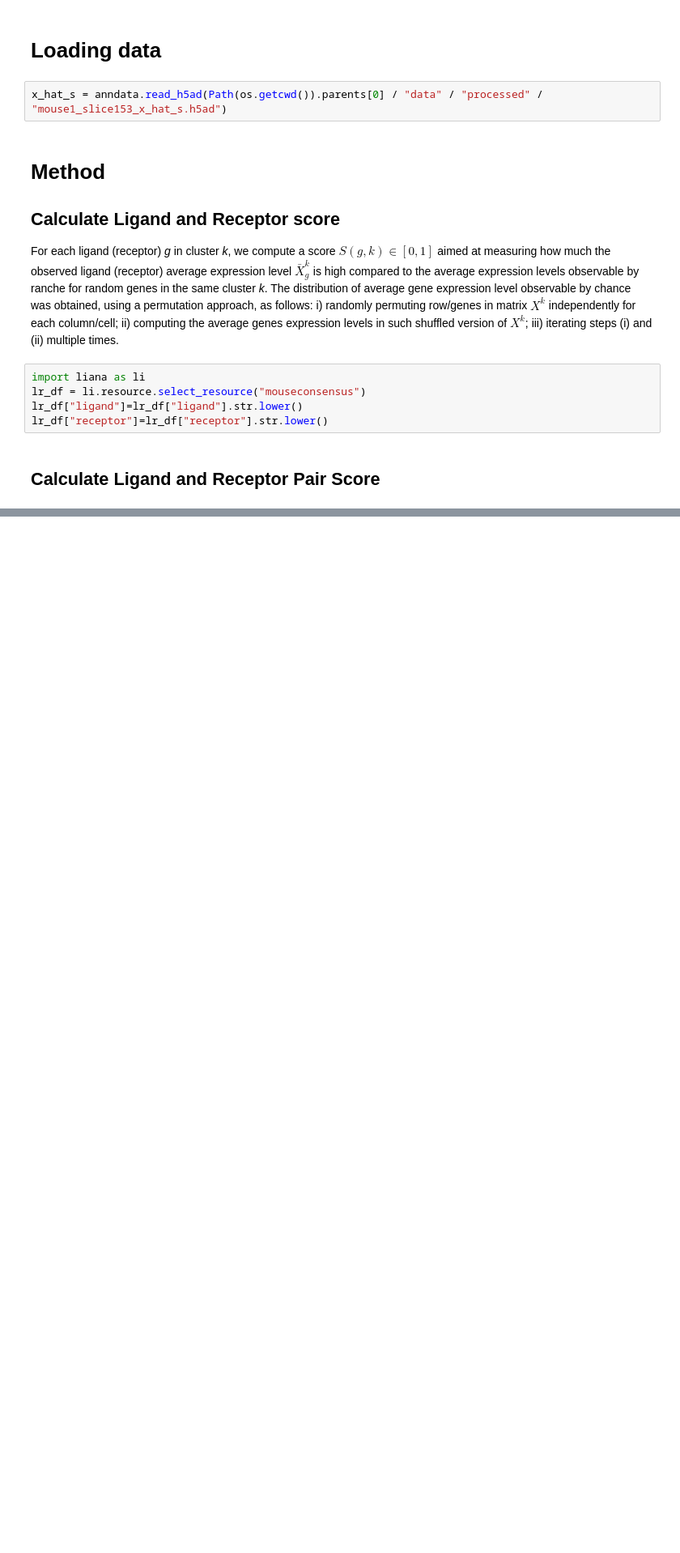
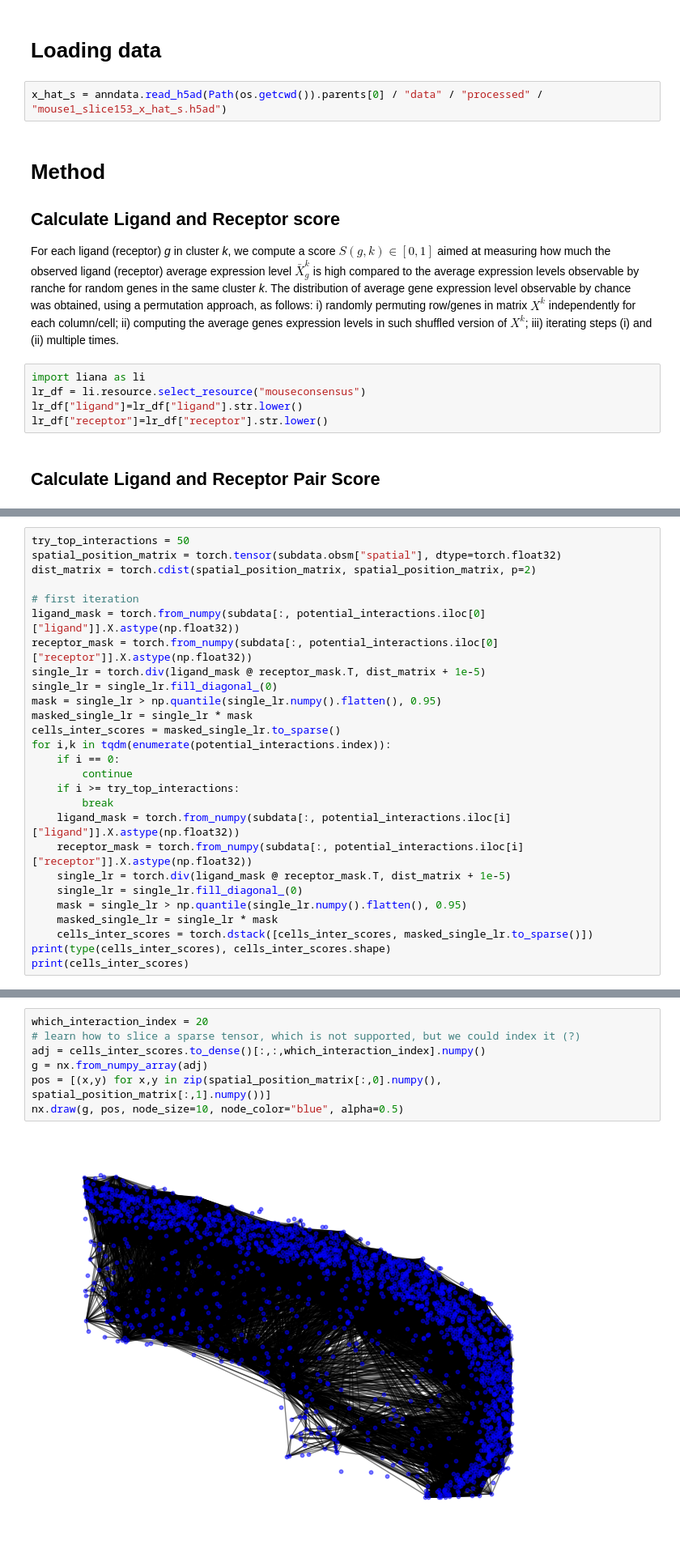
Before and after one commit to BaldanMatt/mlnetst, a Jupyter notebook: docs/scratch_scseqcomm.ipynb, the cells around one changed output, grey strips where cells are left out. Shown: that part at 81% size. Drawn from its saved outputs; the diff is of its cells as text; blank space fills up the shorter version.

```diff
--- a/docs/scratch_scseqcomm.ipynb
+++ b/docs/scratch_scseqcomm.ipynb
@@ -319,0 +302,27 @@ Receptors:
+# %%
+try_top_interactions = 50
+spatial_position_matrix = torch.tensor(subdata.obsm["spatial"], dtype=torch.float32)
+dist_matrix = torch.cdist(spatial_position_matrix, spatial_position_matrix, p=2)
+
+# first iteration
+ligand_mask = torch.from_numpy(subdata[:, potential_interactions.iloc[0]["ligand"]].X.astype(np.float32))
+receptor_mask = torch.from_numpy(subdata[:, potential_interactions.iloc[0]["receptor"]].X.astype(np.float32))
+single_lr = torch.div(ligand_mask @ receptor_mask.T, dist_matrix + 1e-5)
+single_lr = single_lr.fill_diagonal_(0)
+mask = single_lr > np.quantile(single_lr.numpy().flatten(), 0.95)
+masked_single_lr = single_lr * mask
+cells_inter_scores = masked_single_lr.to_sparse()
+for i,k in tqdm(enumerate(potential_interactions.index)):
+    if i == 0:
+        continue
+    if i >= try_top_interactions:
+        break
+    ligand_mask = torch.from_numpy(subdata[:, potential_interactions.iloc[i]["ligand"]].X.astype(np.float32))
+    receptor_mask = torch.from_numpy(subdata[:, potential_interactions.iloc[i]["receptor"]].X.astype(np.float32))
+    single_lr = torch.div(ligand_mask @ receptor_mask.T, dist_matrix + 1e-5)
+    single_lr = single_lr.fill_diagonal_(0)
+    mask = single_lr > np.quantile(single_lr.numpy().flatten(), 0.95)
+    masked_single_lr = single_lr * mask
+    cells_inter_scores = torch.dstack([cells_inter_scores, masked_single_lr.to_sparse()])
+print(type(cells_inter_scores), cells_inter_scores.shape)
+print(cells_inter_scores)
@@ -319,0 +341,9 @@ Receptors:
+# %%
+which_interaction_index = 20
+# learn how to slice a sparse tensor, which is not supported, but we could index it (?)
+adj = cells_inter_scores.to_dense()[:,:,which_interaction_index].numpy()
+g = nx.from_numpy_array(adj)
+pos = [(x,y) for x,y in zip(spatial_position_matrix[:,0].numpy(), spatial_position_matrix[:,1].numpy())]
+nx.draw(g, pos, node_size=10, node_color="blue", alpha=0.5)
+# %% [output]
+[figure, added]
```
Also changed, not shown: parts of 35 cells of this notebook, 2 other files.
